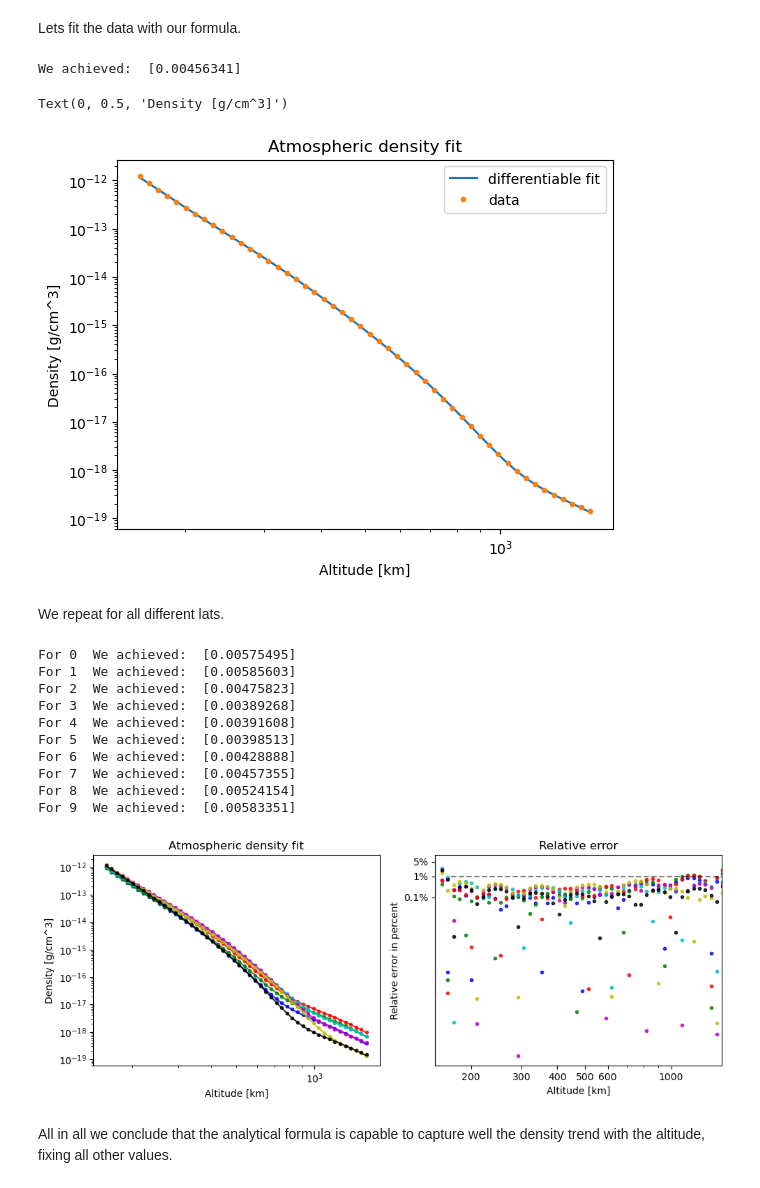
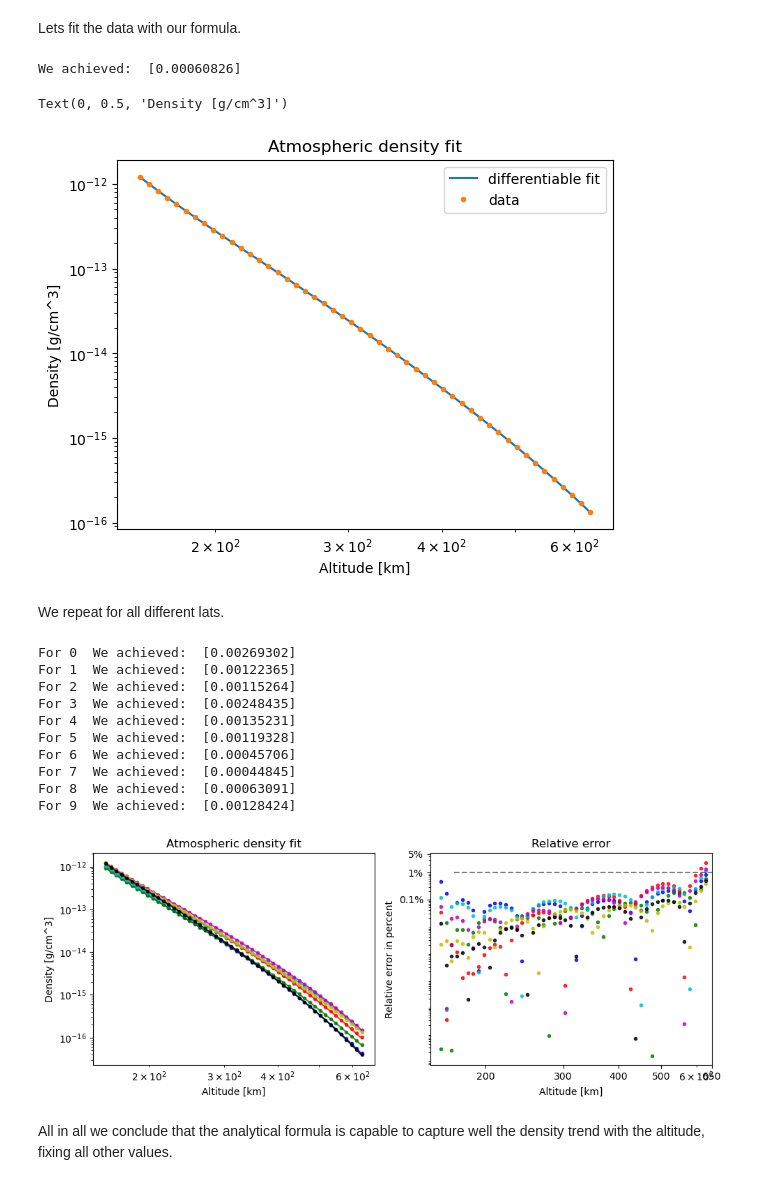
Before and after one commit to esa/thermonets, a Jupyter notebook: notebooks/test_rho_approximation.ipynb, the cells around one changed output. Drawn from its saved outputs; the diff is of its cells as text; code cells hidden in the pictures.

Commit message:
global fit

```diff
--- a/notebooks/test_rho_approximation.ipynb
+++ b/notebooks/test_rho_approximation.ipynb
@@ -25,7 +22,7 @@ The autoreload extension is already loaded. To reload it, use:
 # %% [markdown]
 We call the nrlmsise-00 model to establish a ground truth.
 # %%
-altitudes = np.logspace(2.2,3.2,50)
+altitudes = np.logspace(2.2,2.8,50)
 lats =  np.linspace(-150., 150., 10)
 lon = 60
 f107A = 150.
@@ -66,6 +42,6 @@ class my_udp:
 # %%
 target = 7
-udp = my_udp(altitudes, rho[target,:], n=4)
+udp = tn.global_fit_udp(altitudes, rho[target,:], n=4)
 prob = pg.problem(udp)
 # %%
 uda = pg.sade(50, memory=True, )
@@ -76,7 +52,7 @@ for i in range(500):
     pop = algo.evolve(pop)
 print("We achieved: ", pop.champion_f)
 # %% [output]
-We achieved:  [0.00456341]
+We achieved:  [0.00060826]
 # %%
 plt.figure()
 plt.loglog(altitudes, tn.rho_approximation(altitudes, pop.champion_x), label ='differentiable fit')
@@ -87,64 +63,64 @@ plt.xlabel("Altitude [km]")
 plt.ylabel("Density [g/cm^3]")
 # %% [output]
 Text(0, 0.5, 'Density [g/cm^3]')
-[figure, old version]
+[figure, new version]
 # %% [markdown]
 We repeat for all different lats.
 # %%
 best_x = []
 best_f = []
 for target in range(10):
-    udp = my_udp(altitudes, rho[target, :], n=4)
+    udp = tn.global_fit_udp(altitudes, rho[target, :], n=4)
     prob = pg.problem(udp)
     uda = pg.sade(50, memory=True)
     algo = pg.algorithm(uda)
     pop = pg.population(prob, 30)
     for i in range(500):
         pop = algo.evolve(pop)
-    print("For", target, " We achieved: ", pop.champion_f, flush=True)
+    print("For sample  ", target, " We achieved: ", pop.champion_f, flush=True)
     best_x.append(pop.champion_x)
     best_f.append(pop.champion_f)
 # %% [output]
-For 0  We achieved:  [0.00575495]
-For 1  We achieved:  [0.00585603]
-For 2  We achieved:  [0.00475823]
-For 3  We achieved:  [0.00389268]
-For 4  We achieved:  [0.00391608]
-For 5  We achieved:  [0.00398513]
-For 6  We achieved:  [0.00428888]
-For 7  We achieved:  [0.00457355]
-For 8  We achieved:  [0.00524154]
-For 9  We achieved:  [0.00583351]
+For 0  We achieved:  [0.00269302]
+For 1  We achieved:  [0.00122365]
+For 2  We achieved:  [0.00115264]
+For 3  We achieved:  [0.00248435]
+For 4  We achieved:  [0.00135231]
+For 5  We achieved:  [0.00119328]
+For 6  We achieved:  [0.00045706]
+For 7  We achieved:  [0.00044845]
+For 8  We achieved:  [0.00063091]
+For 9  We achieved:  [0.00128424]
 # %%
 fig, ax = plt.subplots(1, 2, figsize=(10, 4))
 colors = ["b", "g", "r", "c", "m", "y","k"]
 
 for j, i in enumerate([0, 2, 3,4, 5, 7, 9]):
     ax[0].loglog(altitudes, tn.rho_approximation(altitudes, best_x[i]), c=colors[j], alpha=0.8)
     ax[0].loglog(altitudes, rho[i, :], ".", c=colors[j], alpha=0.8)
 ax[0].set_title("Atmospheric density fit")
 ax[0].set_xlabel("Altitude [km]")
 ax[0].set_ylabel("Density [g/cm^3]")
 
 for j, i in enumerate([0, 2, 3,4, 5, 7, 9]):
     rel_err = (tn.rho_approximation(altitudes, best_x[i]) - rho[i, :]) / np.linalg.norm(
         rho[:, :], axis=0
     )
     ax[1].loglog(altitudes, 100 * np.abs(rel_err), '.', c=colors[j], alpha=0.8)
 ax[1].set_title("Relative error")
 ax[1].set_xlabel("Altitude [km]")
 ax[1].set_ylabel("Relative error in percent")
 
-ax[1].set_xlim([150,1500])
+ax[1].set_xlim([150,650])
 ax[1].vlines(150, 1e-8, 10, 'k', linestyle='--', alpha=0.5)
 ax[1].hlines(1, 170, 1500, 'k', linestyle='--', alpha=0.5)
 
 ax[1].set_yticks([5, 1, 0.1], ["5%", "1%", "0.1%"])
-ax[1].set_xticks([200, 300, 400,500, 600,1000], ["200", "300", "400", "500", "600","1000"])
+ax[1].set_xticks([200, 300, 400,500, 650], ["200", "300", "400", "500", "650"])
 
 plt.tight_layout()
 plt.savefig("rho_error", dpi=600)
 # %% [output]
-[figure, old version]
+[figure, new version]
 # %% [markdown]
 All in all we conclude that the analytical formula is capable to capture well the density trend with the altitude, fixing all other values.
```
Also changed, not shown: parts of 3 cells of this notebook, 6 other files.
